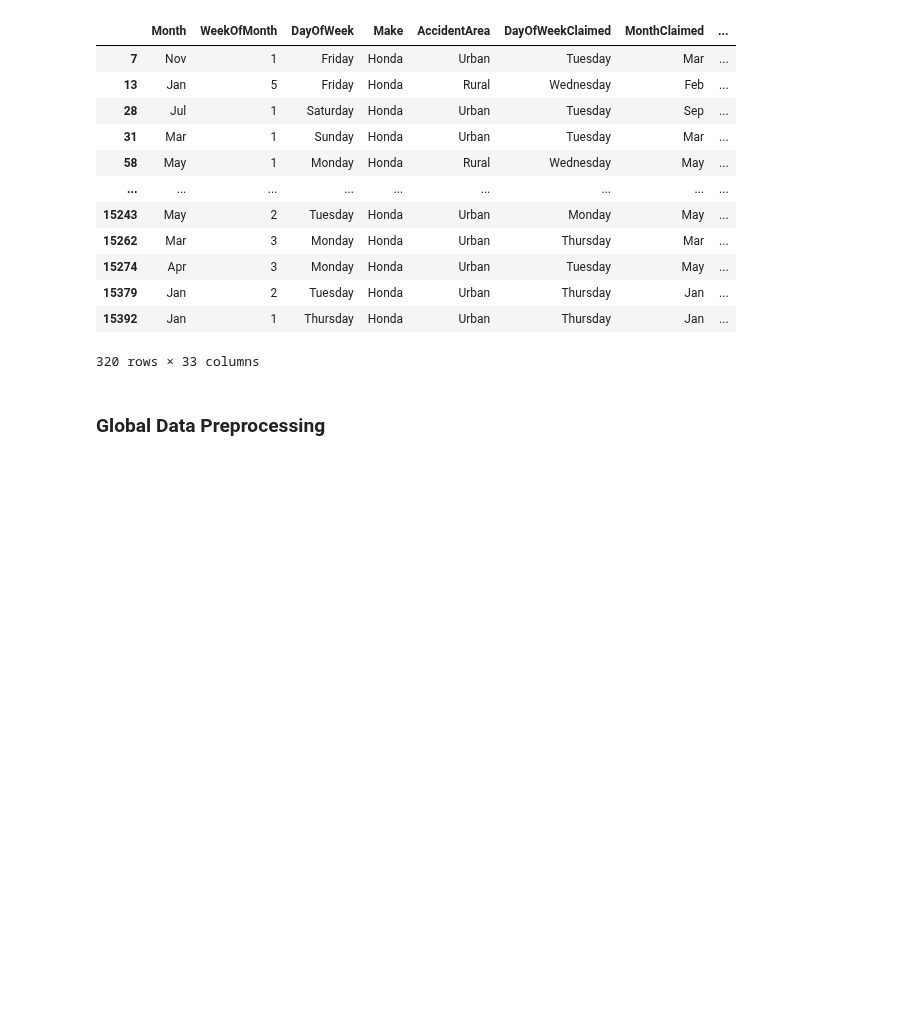
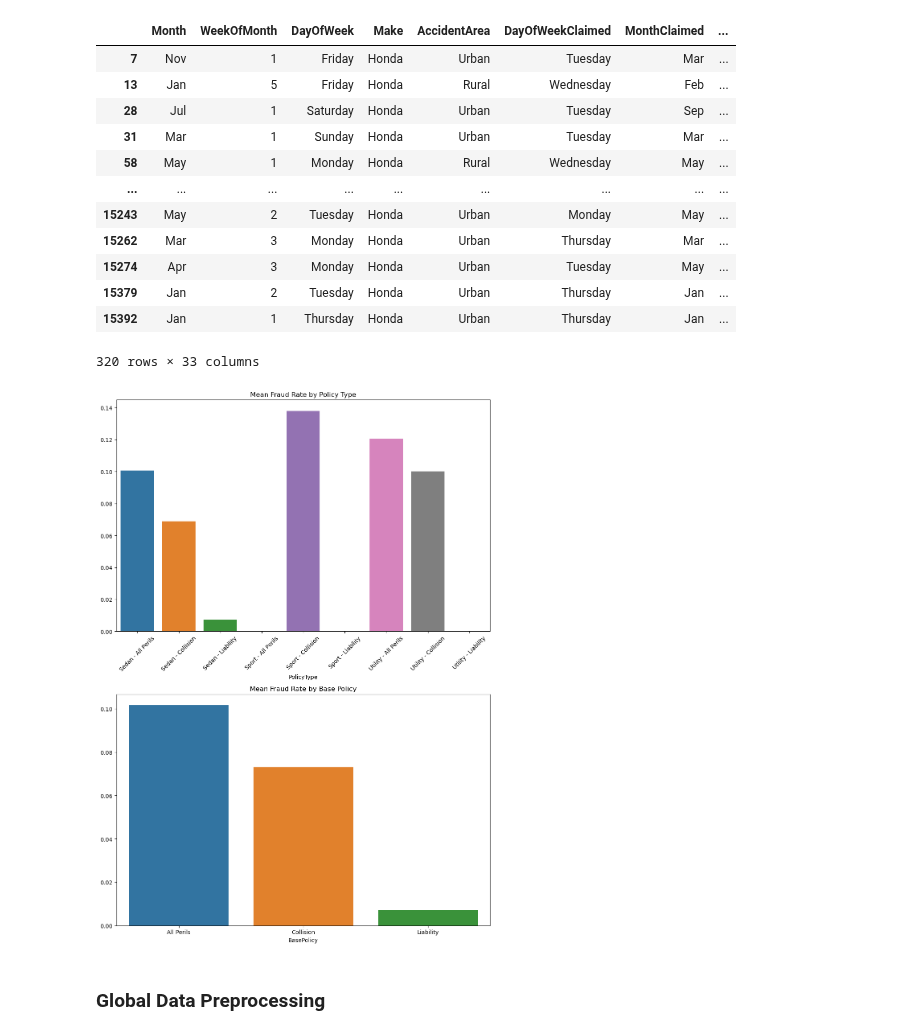
Before and after one commit to dapscc/bt4012_fraud, a Jupyter notebook: eda.ipynb, the cells around one changed output. Cells and saved outputs as stored; diff of their text form; code cells hidden in the pictures; blank space fills up the shorter version.

```diff
--- a/eda.ipynb
+++ b/eda.ipynb
@@ -263,6 +263,23 @@ df[df["Age"] == 0]
 | 15379 | Jan | 2 | Tuesday | Honda | Urban | Thursday | Jan | ... |
 | 15392 | Jan | 1 | Thursday | Honda | Urban | Thursday | Jan | ... |
 320 rows × 33 columns
+# %%
+policyType_fraud = df.groupby('PolicyType')['FraudFound'].mean()
+basePolicy_fraud = df.groupby('BasePolicy')['FraudFound'].mean()
+
+fig, ax = plt.subplots(2, 1, figsize=(10,14))
+
+sns.barplot(x=policyType_fraud.index, y=policyType_fraud.values, ax=ax[0])
+sns.barplot(x=basePolicy_fraud.index, y=basePolicy_fraud.values, ax=ax[1])
+
+ax[0].set_xticklabels(ax[0].get_xticklabels(), rotation=45)
+
+ax[0].set_title('Mean Fraud Rate by Policy Type')
+ax[1].set_title('Mean Fraud Rate by Base Policy')
+
+plt.tight_layout()
+# %% [output]
+[figure, added]
 # %% [markdown]
 ### Global Data Preprocessing
 # %% [markdown]
```
Also changed, not shown: parts of 5 cells of this notebook.
